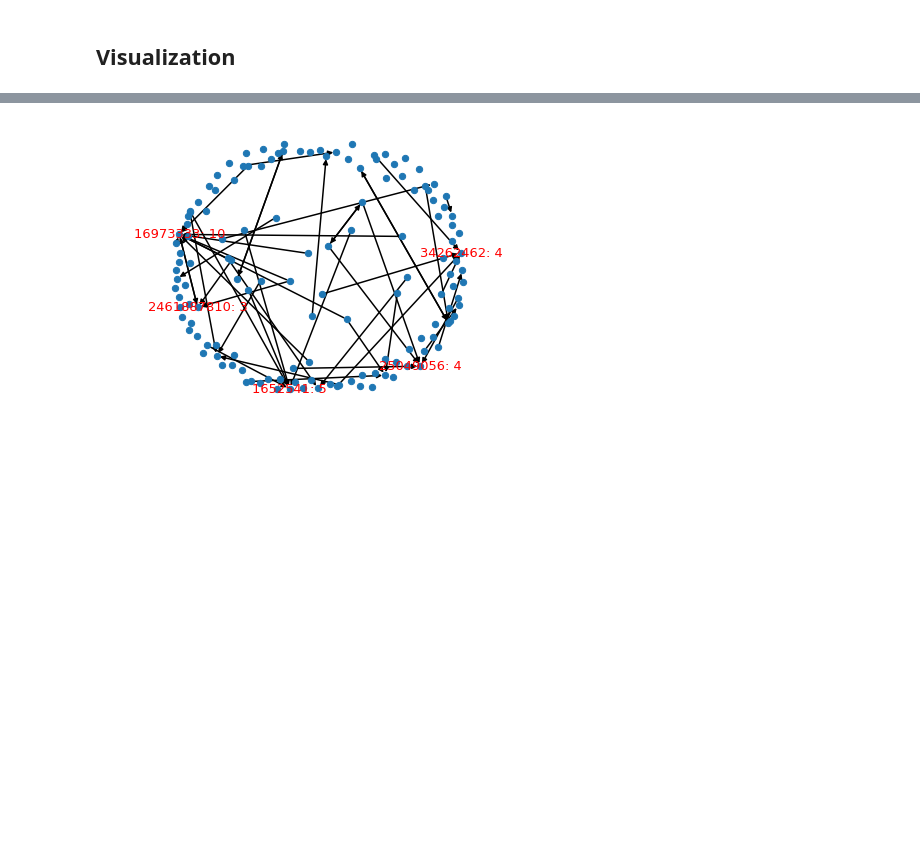
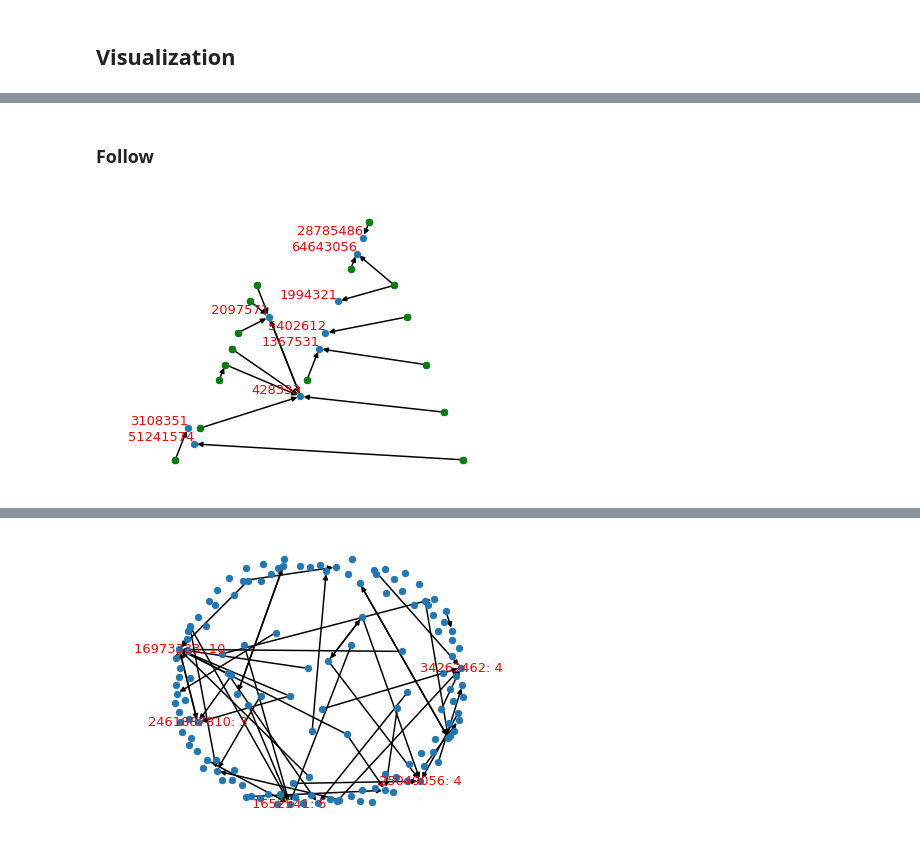
Before and after one commit to YuHung-Chiang/Network-Analysis, a Jupyter notebook: centrality/centrality.ipynb, the cells around one changed output, grey strips where cells are left out. Saved outputs shown, nothing was run; the diff lists cells and outputs as text; code cells hidden in the pictures; blank space fills up the shorter version.

```diff
--- a/centrality/centrality.ipynb
+++ b/centrality/centrality.ipynb
@@ -359,0 +408,27 @@ Labels are given to nodes with more than 2 in-going edges.
+# %% [markdown]
+### Follow
+# %%
+# Bridge community
+labels = {}
+nodes = []
+bridge = []
+for key, attr in G.nodes(data=True):
+    if attr["at"] == "bridges":
+        bridge.append(key)
+        nodes.append(key)
+    elif attr["at"] == "non_rumours":
+        nodes.append(key)
+
+subGraph = G.subgraph(nodes)
+
+for id in bridge:
+    labels[id] = id
+
+pos = nx.planar_layout(subGraph)
+# pos = nx.spring_layout(G, k=1, iterations=20)
+ch.visualize(subGraph,pos,labels,None,40,"bottom","right")
+nx.draw_networkx_nodes(subGraph,pos,nodelist=[x for x in nodes if not(x in bridge)],node_color="green",node_size=40)
+
+plt.show()
+# %% [output]
+[figure, added]
```
Also changed, not shown: parts of 10 cells of this notebook, 9 other files.
